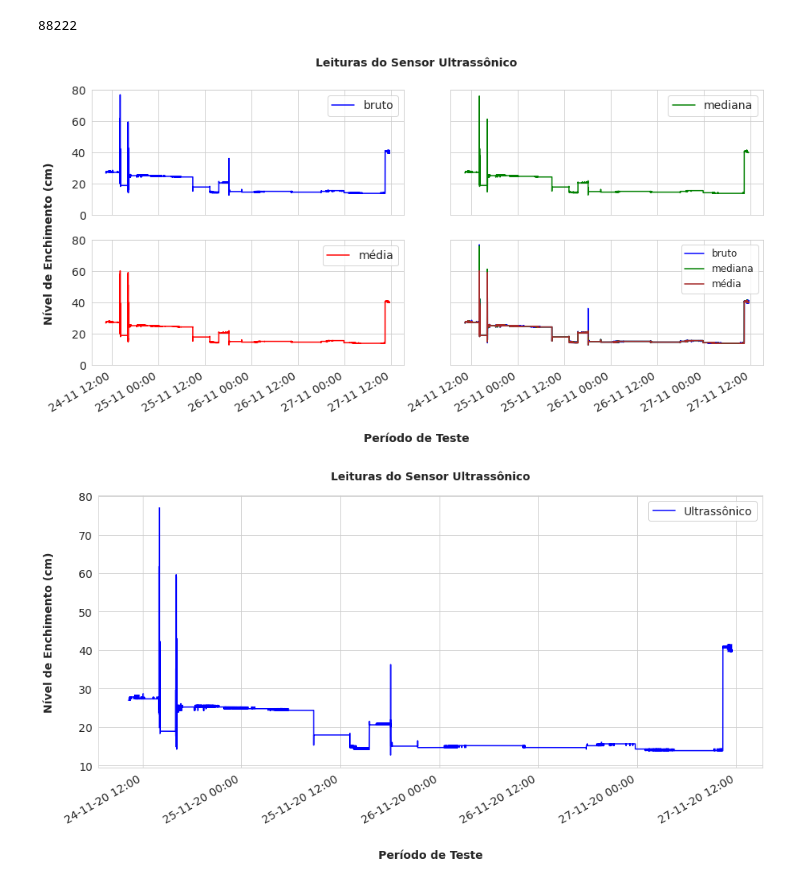
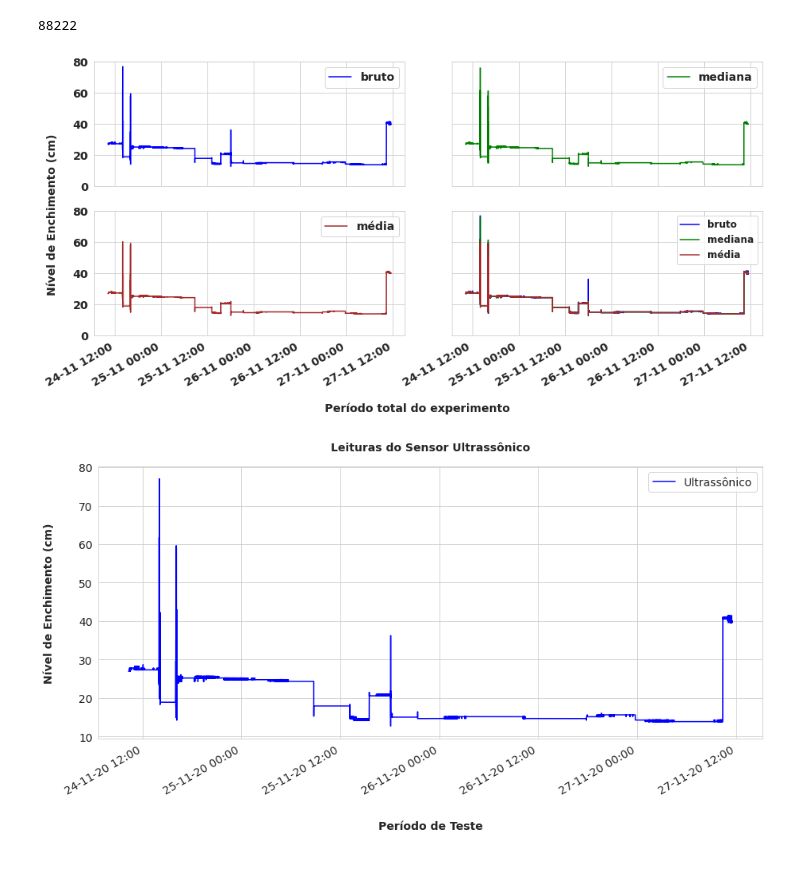
Before and after one commit to wasp-lahis/Coleta_Residuos, a Jupyter notebook: Heltech_Esp32/lidar_codes/vl53l0x_lidar_vs_sonar/experimento_24-27_11_2020/vl53l0x_lidar_vs_sonar.ipynb, the cells around one changed output. Drawn from its saved outputs; the diff is of its cells as text; code cells hidden in the pictures.

Commit message:
zoomming in sensors comparative

```diff
--- a/Heltech_Esp32/lidar_codes/vl53l0x_lidar_vs_sonar/experimento_24-27_11_2020/vl53l0x_lidar_vs_sonar.ipynb
+++ b/Heltech_Esp32/lidar_codes/vl53l0x_lidar_vs_sonar/experimento_24-27_11_2020/vl53l0x_lidar_vs_sonar.ipynb
@@ -101,7 +101,7 @@ plt.subplots_adjust(wspace=0.15, hspace=0.2)
 
 bin_measures_df.plot(kind='line',x="time", y='sonar_raw', label ='bruto', color = 'blue',ax=axes[0,0])
 bin_measures_df.plot(kind='line',x="time", y='sonar_median', label ='mediana', color = 'green',ax=axes[0,1])
-bin_measures_df.plot(kind='line',x="time", y='sonar_mean', label ='média', color = 'red',ax=axes[1,0],legend=True)
+bin_measures_df.plot(kind='line',x="time", y='sonar_mean', label ='média', color = 'brown',ax=axes[1,0],legend=True)
 
 bin_measures_df.plot(kind='line',x="time", y='sonar_raw', label ='bruto', color = 'blue',ax=axes[1,1])
 bin_measures_df.plot(kind='line',x="time", y='sonar_median', label ='mediana', color = 'green',ax=axes[1,1])
@@ -119,36 +119,38 @@ axes[0,1].xaxis.set_major_formatter(plt.NullFormatter())
 for tick in axes[1,0].get_xticklabels():
     tick.set_rotation(30)
 for tick in axes[1,1].get_xticklabels():
     tick.set_rotation(30)
 
 
 axes[0,0].xaxis.label.set_visible(False)
 axes[0,1].xaxis.label.set_visible(False)
 axes[1,0].xaxis.label.set_visible(False)
 axes[1,1].xaxis.label.set_visible(False)
 
 axes[0,0].set_ylim([0,80])
 axes[0,1].set_ylim([0,80])
 axes[1,0].set_ylim([0,80])
 axes[1,1].set_ylim([0,80])
 
 # loc = 1 -> upper right
 axes[1,1].legend(loc=1, prop={'size': 12})
 
 # ttl = ax.title
 # ttl.set_position([.5, 1.0])
 
-fig.suptitle("Leituras do Sensor Ultrassônico", fontweight='bold', fontsize = 14, y = 0.96)
+# fig.suptitle("Leituras do Sensor Ultrassônico", fontweight='bold', fontsize = 14, y = 0.96)
 plt.xlabel('Período de Teste', fontsize=18,labelpad=30)
 plt.ylabel('', fontsize=18, labelpad=30)
 
 # fig.text(x,y)
-fig.text(0.5, 0.01, 'Período de Teste', ha='center', fontweight='bold')
+fig.text(0.5, 0.01, 'Período total do experimento', ha='center', fontweight='bold')
 fig.text(0.07, 0.5, 'Nível de Enchimento (cm)', va='center', rotation='vertical', fontweight='bold')
 
 plt.show()
+
+fig.savefig('sonar_filtros.png', bbox_inches='tight')
 # %% [output]
-[figure, old version]
+[figure, new version]
 # %%
 # ajust x axis datetime
 # xfmt = mdates.DateFormatter('%d-%m-%y %H:%M')
```
Also changed, not shown: parts of 5 cells of this notebook, 5 other files.
